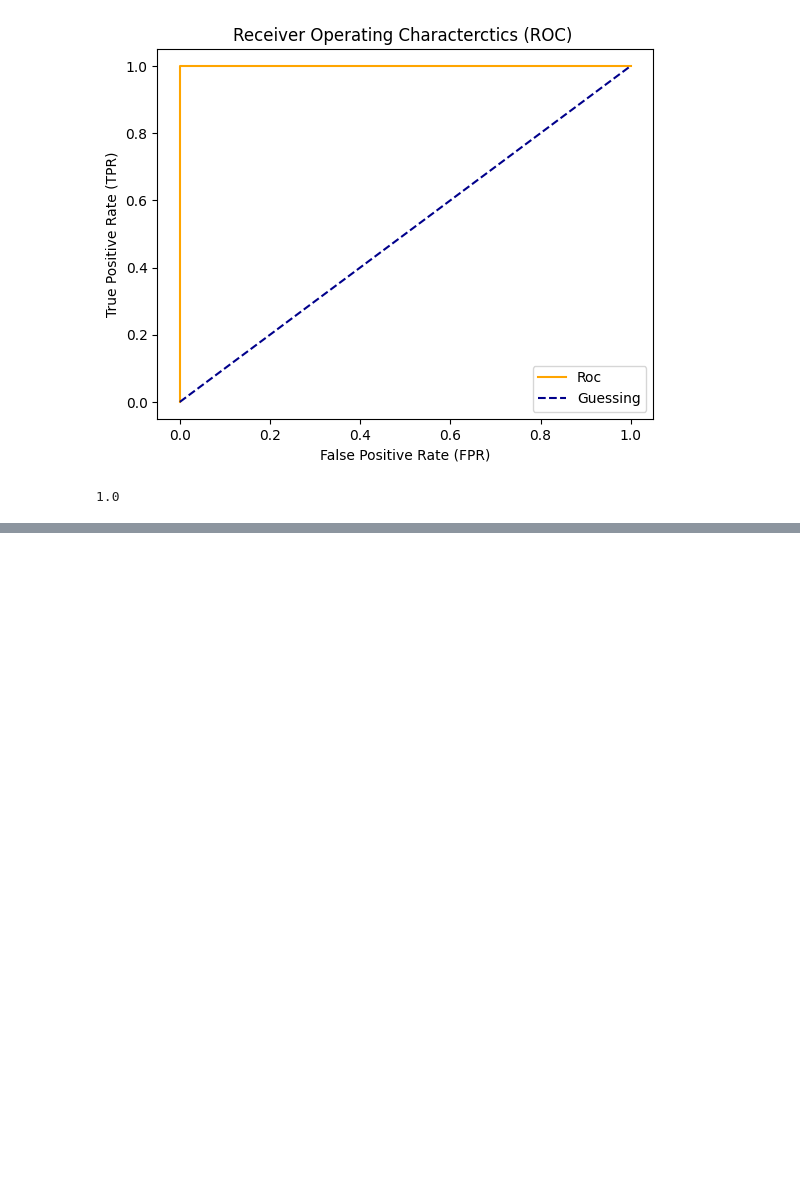
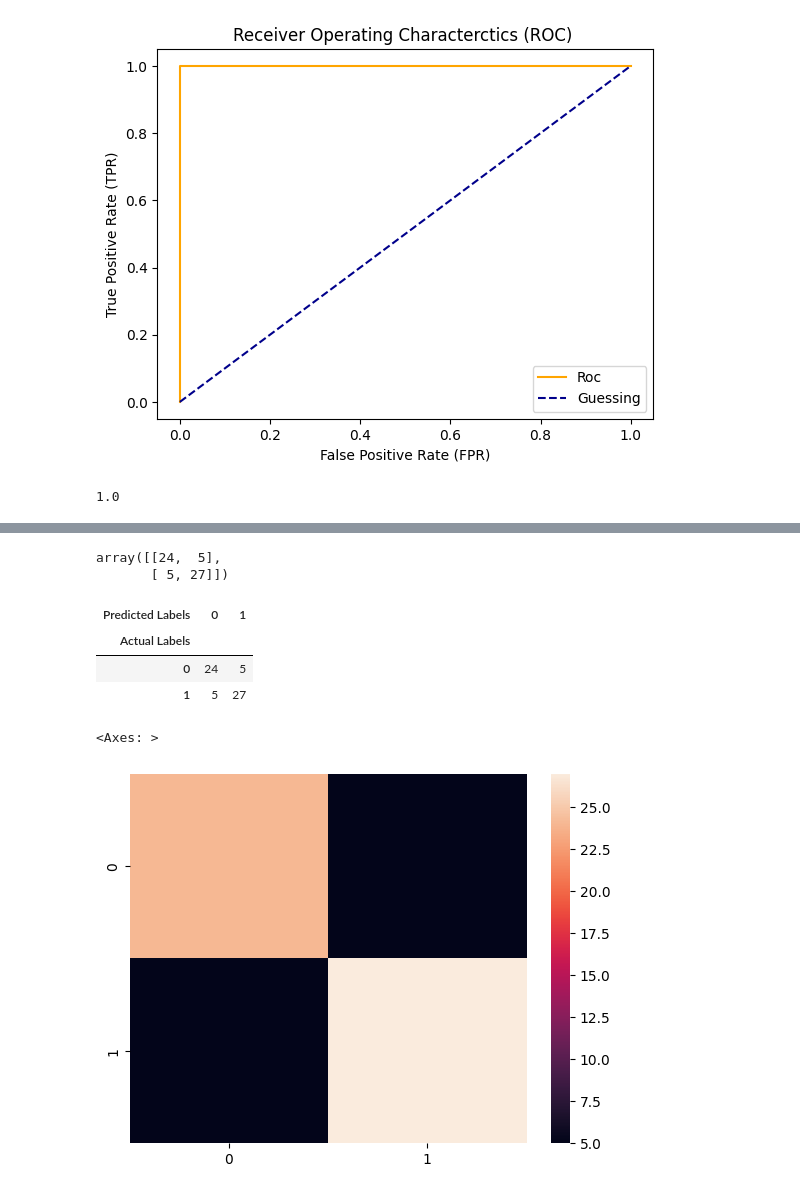
Before and after one commit to Kidist-c/Machine-Learning-Practice, a Jupyter notebook: Notebooks/model.ipynb, the cells around one changed output, grey strips where cells are left out. Drawn from its saved outputs; the diff is of its cells as text; code cells hidden in the pictures; blank space fills up the shorter version.

Commit message:
evaluated model with confussion matrix

```diff
--- a/Notebooks/model.ipynb
+++ b/Notebooks/model.ipynb
@@ -212,0 +217,5 @@ roc_auc_score(Y_test,Y_test)
+# %%
+# import confussion matrix
+from sklearn.metrics import confusion_matrix
+y_preds=clf.predict(X_test)
+y_preds[:10]
@@ -212,0 +238,24 @@ roc_auc_score(Y_test,Y_test)
+# %%
+confusion_matrix(Y_test,y_preds)
+# %% [output]
+array([[24,  5],
+       [ 5, 27]])
+# %%
+# visualize confusion matrix with pd.crosstab()
+pd.crosstab(Y_test, y_preds, rownames=['Actual Labels'], colnames=['Predicted Labels'])
+# %% [output]
+| Predicted Labels | 0 | 1 |
+| Actual Labels |  |  |
+| 0 | 24 | 5 |
+| 1 | 5 | 27 |
+# %%
+# make our confusion matrix more visual with seaborn heatmap
+import seaborn as sns
+confusion_matrix
+# create a confussion matric
+conf=confusion_matrix(Y_test,y_preds)
+# plot it using seaborn heatmap
+sns.heatmap(conf)
+# %% [output]
+<Axes: >
+[figure, added]
```
Also changed, not shown: parts of 4 cells of this notebook.
